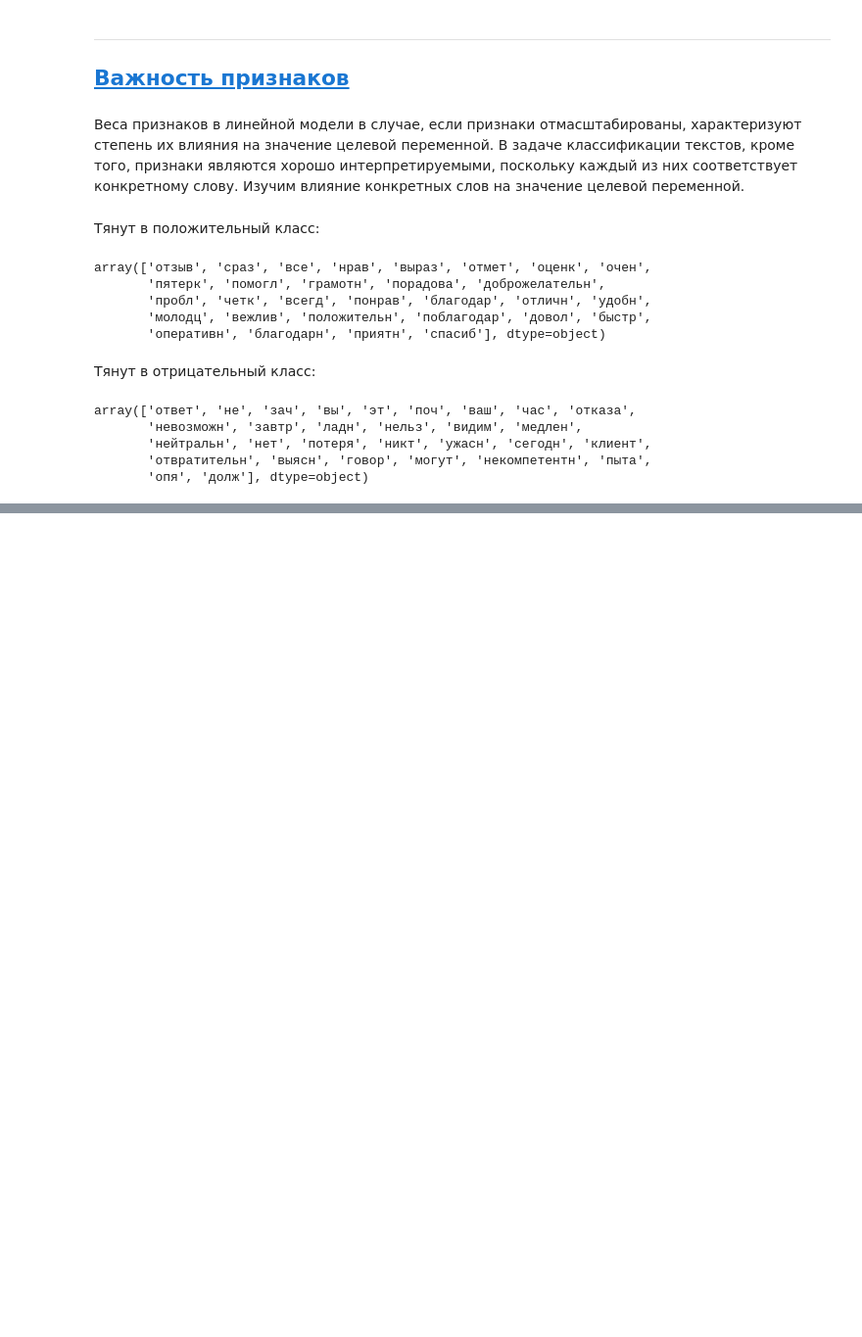
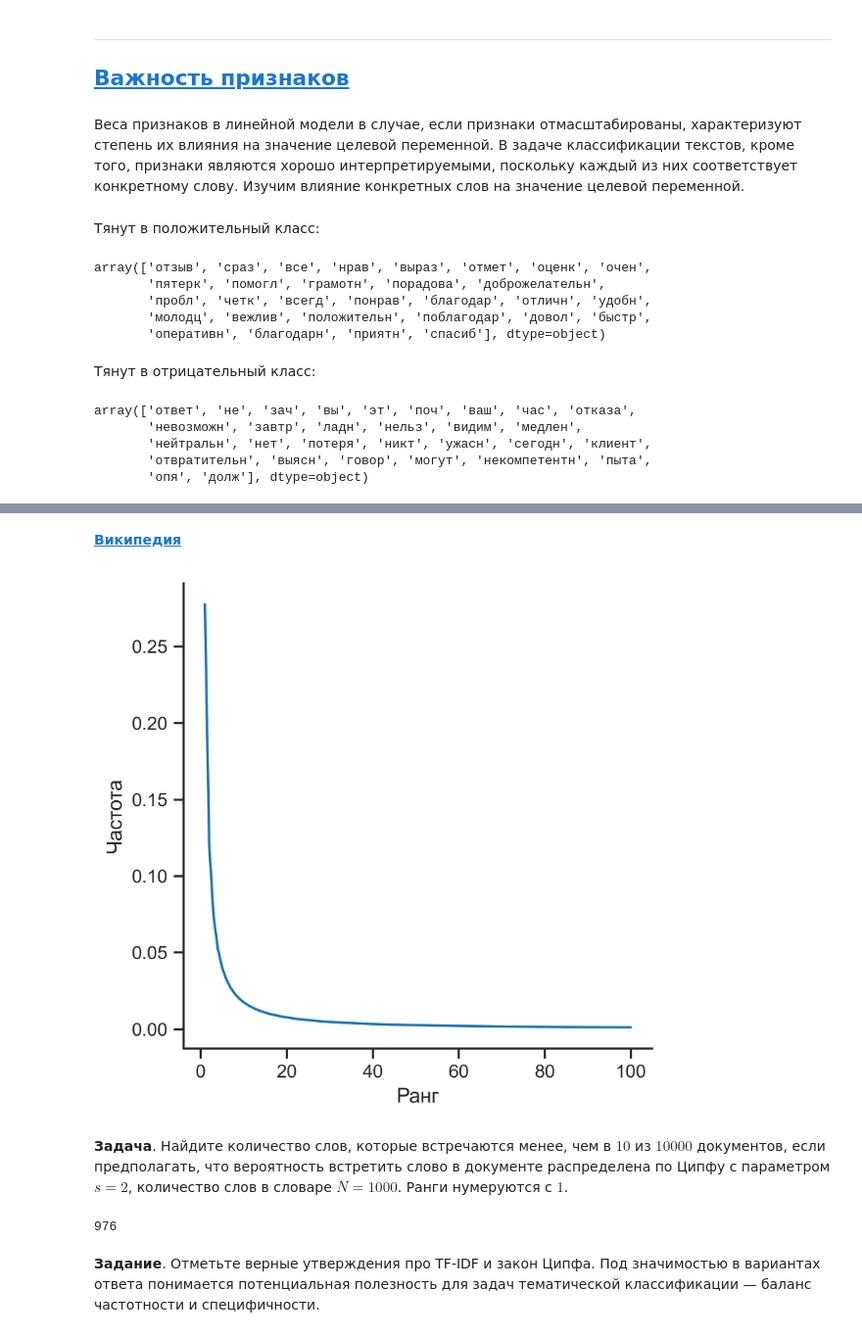
Before and after one commit to EvgenyMeredelin/machine-learning-notes-and-codes, a Jupyter notebook: ml_texts/ml_texts.ipynb, the cells around one changed output, grey strips where cells are left out. Shown at 98% size. Cells and saved outputs as stored; diff of their text form; code cells hidden in the pictures; blank space fills up the shorter version.

```diff
--- a/ml_texts/ml_texts.ipynb
+++ b/ml_texts/ml_texts.ipynb
@@ -44,7 +47,7 @@ import seaborn as sns
 # глобальные настройки графических библиотек
 params = {'axes.spines.right': False, 'axes.spines.top': False}
 sns.set_theme(palette='tab10', style='ticks', rc=params)
-matplotlib.rcParams['figure.dpi'] = 400
+plt.rcParams['figure.dpi'] = 400
 # %% [markdown]
 ***
 ## <a id='toc1_2_'></a>[__Загрузка и очистка данных__](#toc0_)
@@ -241,0 +252,26 @@ array(['ответ', 'не', 'зач', 'вы', 'эт', 'поч', 'ваш', 'ча
+# %% [markdown]
+[__Википедия__](https://ru.wikipedia.org/wiki/%D0%97%D0%B0%D0%BA%D0%BE%D0%BD_%D0%A6%D0%B8%D0%BF%D1%84%D0%B0)
+# %%
+def zipf(rank: int, s: int, n: int) -> float:
+    return 1 / rank**s / sum(i**(-s) for i in range(1, n+1))
+# %%
+ranks = range(1, 101)
+f = partial(zipf, s=1.2, n=100)
+# %%
+plt.figure(figsize=(5,5))
+plt.plot(ranks, np.vectorize(f)(ranks))
+plt.xlabel('Ранг')
+plt.ylabel('Частота')
+plt.show()
+# %% [output]
+[figure, added]
+# %% [markdown]
+__Задача__. Найдите количество слов, которые встречаются менее, чем в $10$ из $10000$ документов, если предполагать, что вероятность встретить слово в документе распределена по Ципфу с параметром $s = 2$, количество слов в словаре $N = 1000$. Ранги нумеруются с $1$.
+# %%
+ranks = range(1, 1001)
+f = partial(zipf, s=2, n=1000)
+1000 - (np.vectorize(f)(ranks) < 1e-3).argmax()
+# %% [output]
+976
+# %% [markdown]
+__Задание__. Отметьте верные утверждения про TF-IDF и закон Ципфа. Под значимостью в вариантах ответа понимается потенциальная полезность для задач тематической классификации — баланс частотности и специфичности.
```
Also changed, not shown: parts of 14 cells of this notebook.
